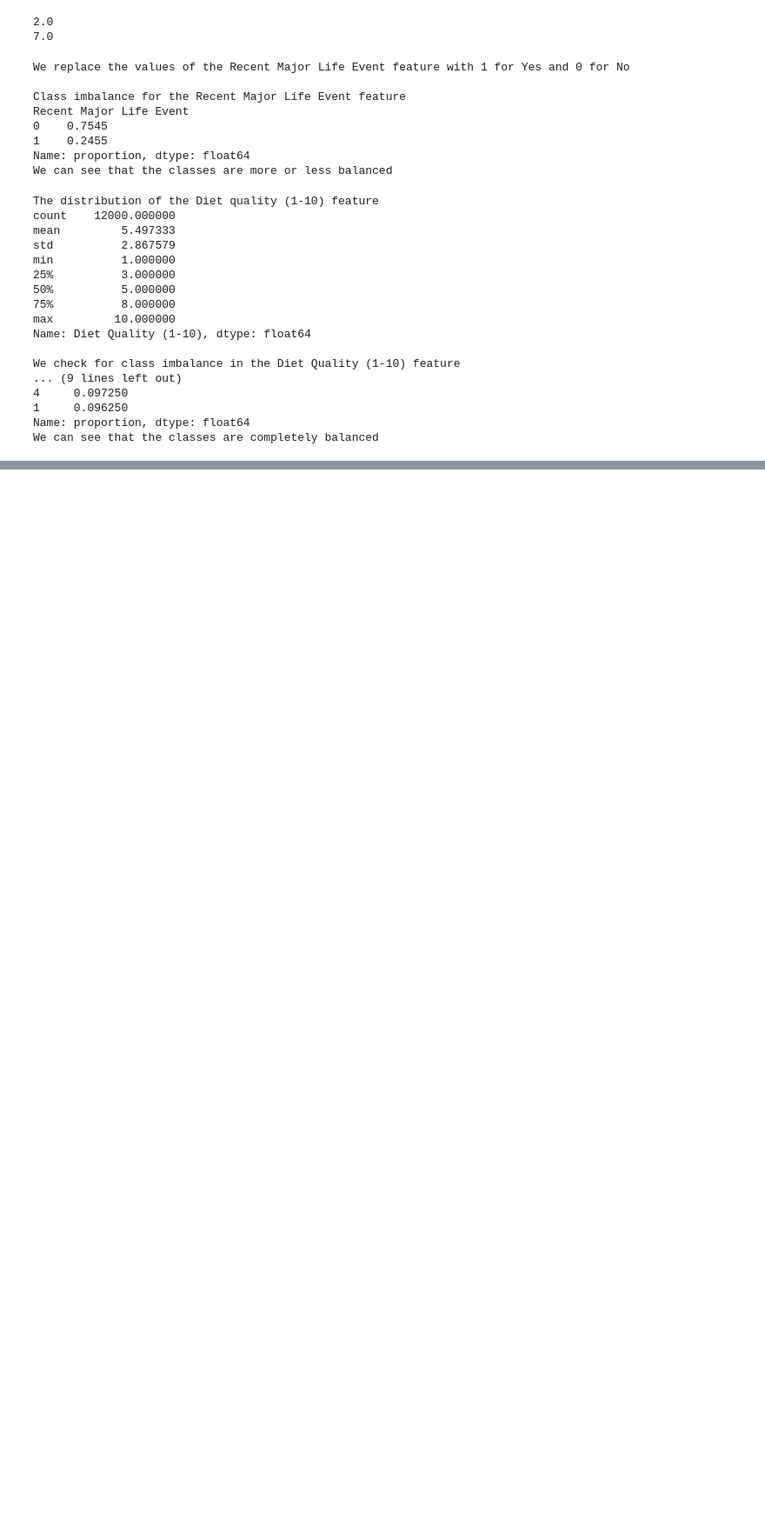
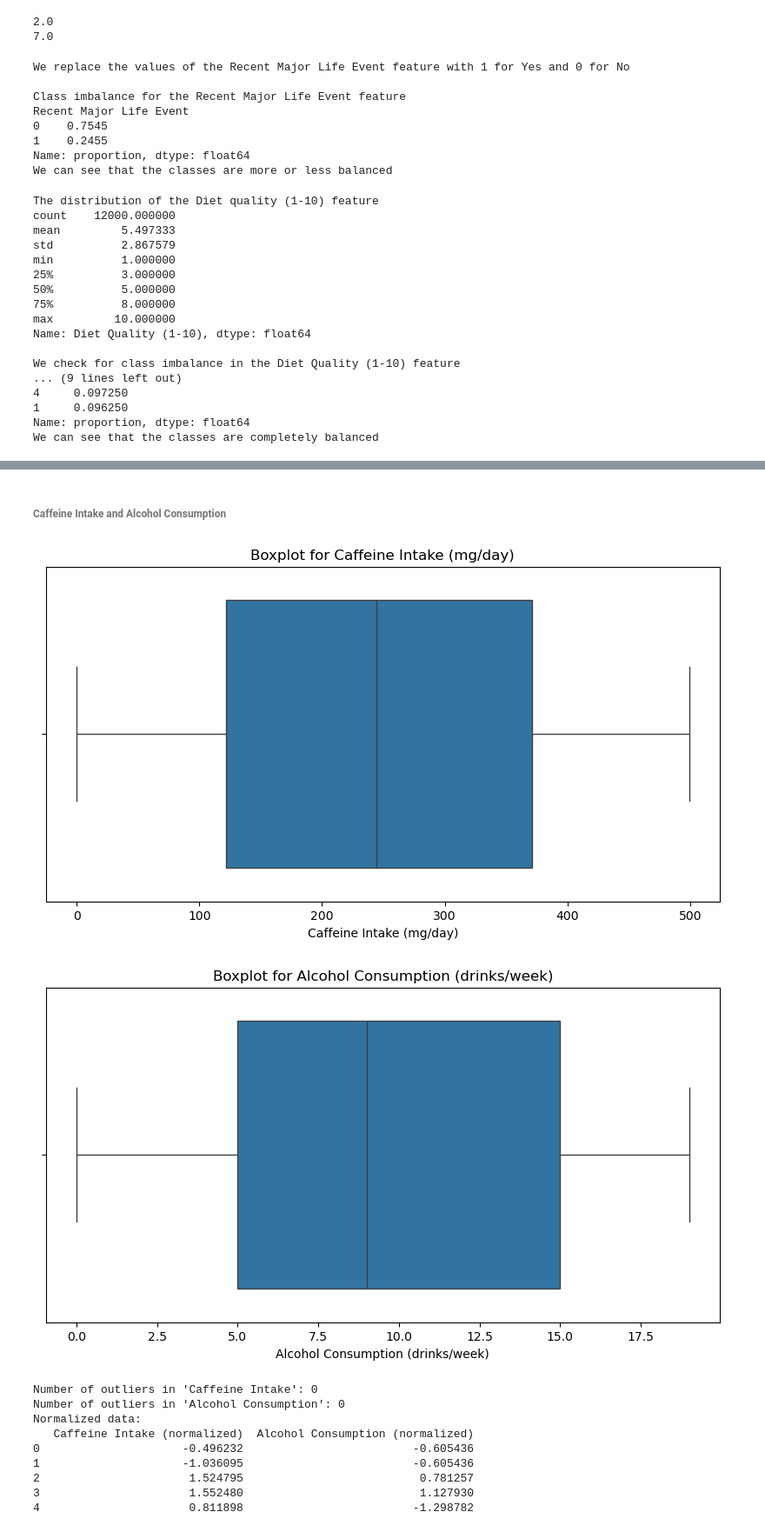
Before and after one commit to 100495761/MSE446, a Jupyter notebook: main.ipynb, the cells around one changed output, grey strips where cells are left out. Shown at 87% size. Cells and saved outputs as stored; diff of their text form; code cells hidden in the pictures; blank space fills up the shorter version.

```diff
--- a/main.ipynb
+++ b/main.ipynb
@@ -180,0 +220,6 @@ We can see that the classes are completely balanced
+# %%
+# Check for class imbalance in categorical columns (e.g., Smoking)
+print("Class distribution for 'Smoking':")
+print(data['Smoking'].value_counts(normalize=True))  # Percentage distribution
+# Map 'Smoking' values to binary integers
+data['Smoking'] = data['Smoking'].map({'Yes': 1, 'No': 0})
@@ -180,0 +232,61 @@ We can see that the classes are completely balanced
+# %% [markdown]
+###### Caffeine Intake and Alcohol Consumption
+# %%
+import matplotlib.pyplot as plt
+import seaborn as sns
+
+# Boxplot for Caffeine Intake
+plt.figure(figsize=(10, 5))
+sns.boxplot(x=data['Caffeine Intake (mg/day)'])
+plt.title('Boxplot for Caffeine Intake (mg/day)')
+plt.show()
+
+# Boxplot for Alcohol Consumption
+plt.figure(figsize=(10, 5))
+sns.boxplot(x=data['Alcohol Consumption (drinks/week)'])
+plt.title('Boxplot for Alcohol Consumption (drinks/week)')
+plt.show()
+
+# Detect outliers using IQR
+def detect_outliers(column):
+    Q1 = data[column].quantile(0.25)
+    Q3 = data[column].quantile(0.75)
+    IQR = Q3 - Q1
+    lower_bound = Q1 - 1.5 * IQR
+    upper_bound = Q3 + 1.5 * IQR
+    outliers = data[(data[column] < lower_bound) | (data[column] > upper_bound)]
+    return outliers
+
+caffeine_outliers = detect_outliers('Caffeine Intake (mg/day)')
+alcohol_outliers = detect_outliers('Alcohol Consumption (drinks/week)')
+
+print(f"Number of outliers in 'Caffeine Intake': {len(caffeine_outliers)}")
+print(f"Number of outliers in 'Alcohol Consumption': {len(alcohol_outliers)}")
+
+
+# Initialize scaler
+scaler = StandardScaler()
+
+# Normalize Caffeine Intake
+data['Caffeine Intake (normalized)'] = scaler.fit_transform(data[['Caffeine Intake (mg/day)']])
+
+# Normalize Alcohol Consumption
+data['Alcohol Consumption (normalized)'] = scaler.fit_transform(data[['Alcohol Consumption (drinks/week)']])
+
+# Drop original columns if needed
+data.drop(columns=['Caffeine Intake (mg/day)', 'Alcohol Consumption (drinks/week)'], inplace=True)
+
+print("Normalized data:")
+print(data[['Caffeine Intake (normalized)', 'Alcohol Consumption (normalized)']].head())
+# %% [output]
+[figure, added]
+[figure, added]
+Number of outliers in 'Caffeine Intake': 0
+Number of outliers in 'Alcohol Consumption': 0
+Normalized data:
+   Caffeine Intake (normalized)  Alcohol Consumption (normalized)
+0                     -0.496232                         -0.605436
+1                     -1.036095                         -0.605436
+2                      1.524795                          0.781257
+3                      1.552480                          1.127930
+4                      0.811898                         -1.298782
```
Also changed, not shown: parts of 7 cells of this notebook, 2 other files.
